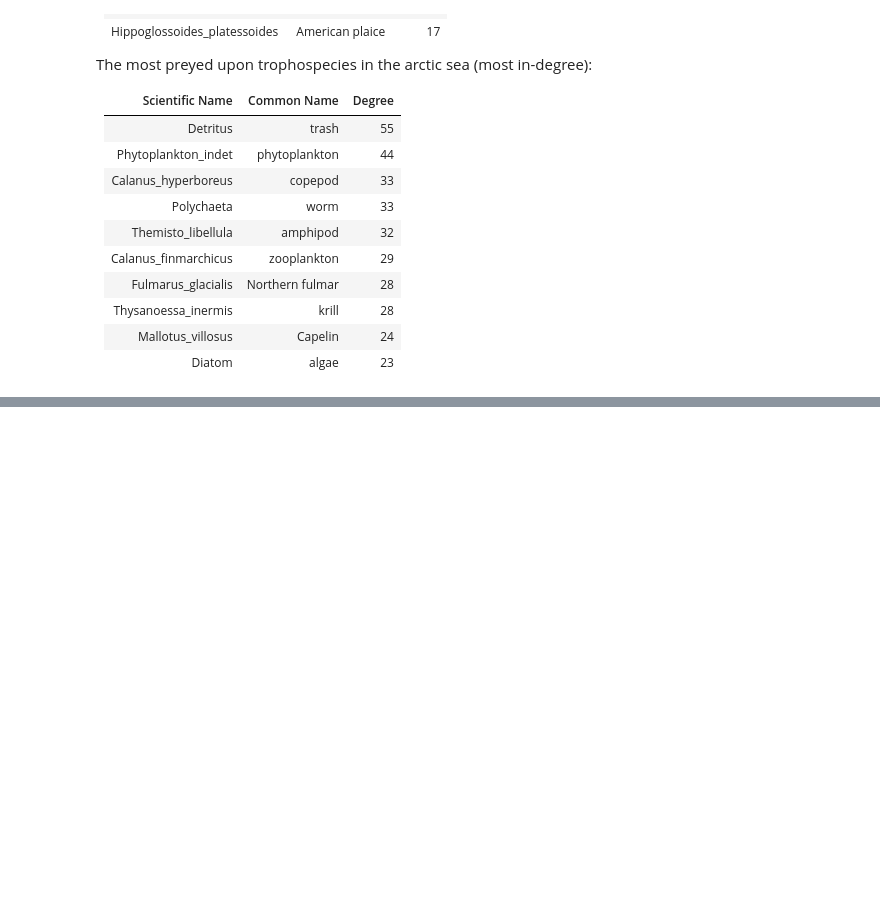
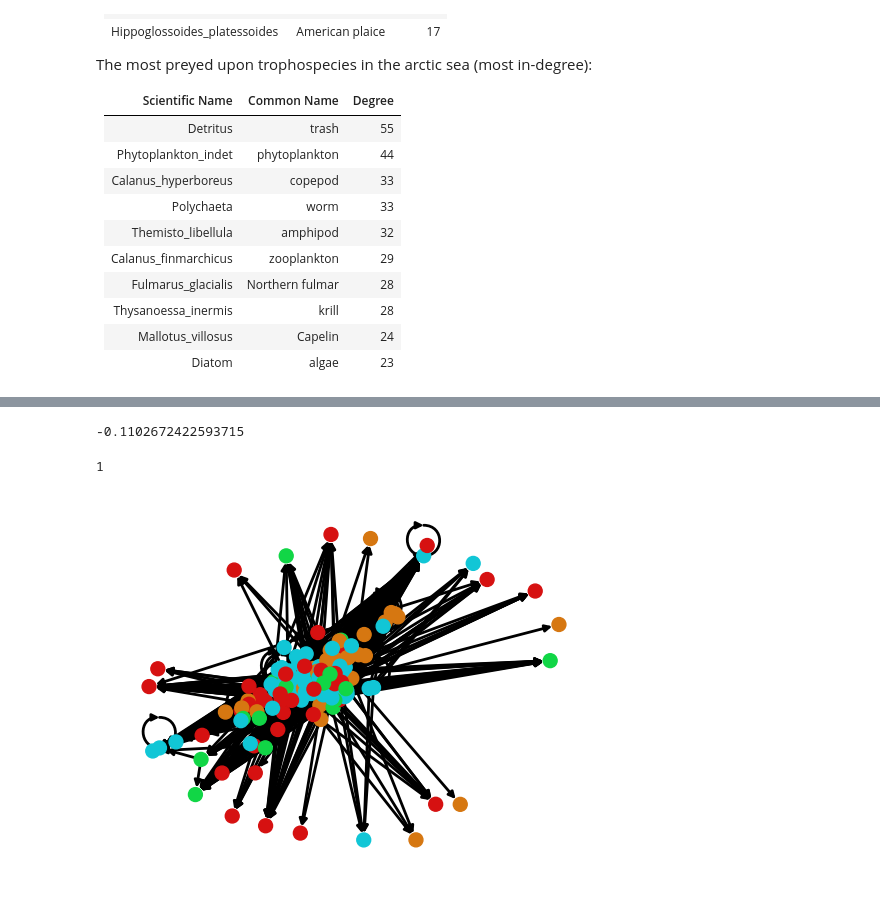
Before and after one commit to Tkloster01/BioFinalProject, a Jupyter notebook: main.ipynb, the cells around one changed output, grey strips where cells are left out. Saved outputs shown, nothing was run; the diff lists cells and outputs as text; code cells hidden in the pictures; blank space fills up the shorter version.

Commit message:
simmulated annealing for grouping

```diff
--- a/main.ipynb
+++ b/main.ipynb
@@ -312,0 +522,4 @@ The most preyed upon trophospecies in the arctic sea (most in-degree):
+# %%
+minimumSolArctic = simulatedAnnealing(arcticGraph, arcticAdjacencySym, 5, 1)
+print(minimumSol.spins)
+print(minimumSol.value)
@@ -312,0 +580,58 @@ The most preyed upon trophospecies in the arctic sea (most in-degree):
+# %%
+print(calculateModularity(borealGraph, spinsGreedy, 4))
+# %% [output]
+-0.1102672422593715
+# %%
+saveBoreal = False
+if (saveBoreal):
+    saveGroupBoreal = open("groupsBoreal.txt", "a")
+    saveGroupBoreal.write("{")
+
+    for i in minimumSolBoreal.spins.keys():
+        saveGroupBoreal.write(str(i) + ": " + str(minimumSolBoreal.spins[i]) + ", ")
+
+    saveGroupBoreal.write("}")
+# %% [output]
+1
+# %%
+saveArctic = True
+if (saveArctic):
+    saveGroupArctic = open("groupsArctic.txt", "a")
+    saveGroupArctic.write("{")
+
+    for i in minimumSolArctic.spins.keys():
+        saveGroupArctic.write(str(i) + ": " + str(minimumSolArctic.spins[i]) + ", ")
+
+    saveGroupArctic.write("}")
+# %%
+def drawGz(G,z):
+    # DO NOT MODIFY THIS FUNCTION
+    # This function draws G with node labels from partition z
+    #
+    # input  : G is a networkx graph
+    #        : z is a dictionary of group labels for G's nodes
+    # output : none
+    #
+    # WARNING: function is optimistic: assumes inputs are properly formatted
+
+    colors = ['#d61111','#11c6d6','#d67711','#11d646','#1b11d6','#d611cc'] # map node labels to colors (for the visualization)
+
+    node_colors = []
+    for i in G.nodes():
+        node_colors.append(colors[int(z[i])])
+    nsize  = 600
+    flabel = True
+
+    if G.order() > 50:
+        nsize  = 100
+        flabel = False
+
+    nx.draw_networkx(G,with_labels=flabel,node_size=nsize,width=2,node_color=node_colors) # draw it pretty
+    limits=plt.axis('off')                                      # turn off axes
+    plt.show()
+
+    return
+# %%
+drawGz(borealGraph, minimumSol.spins)
+# %% [output]
+[figure, added]
```
Also changed, not shown: parts of 19 cells of this notebook, 5 other files.
